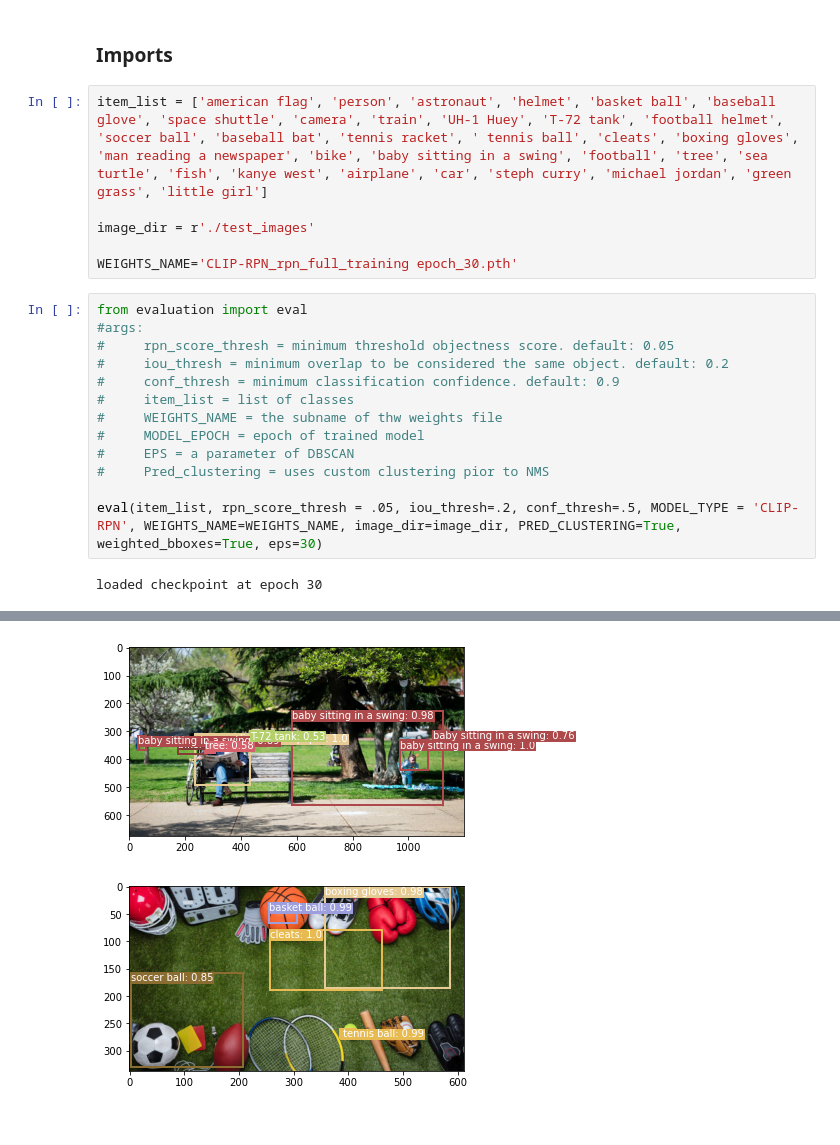
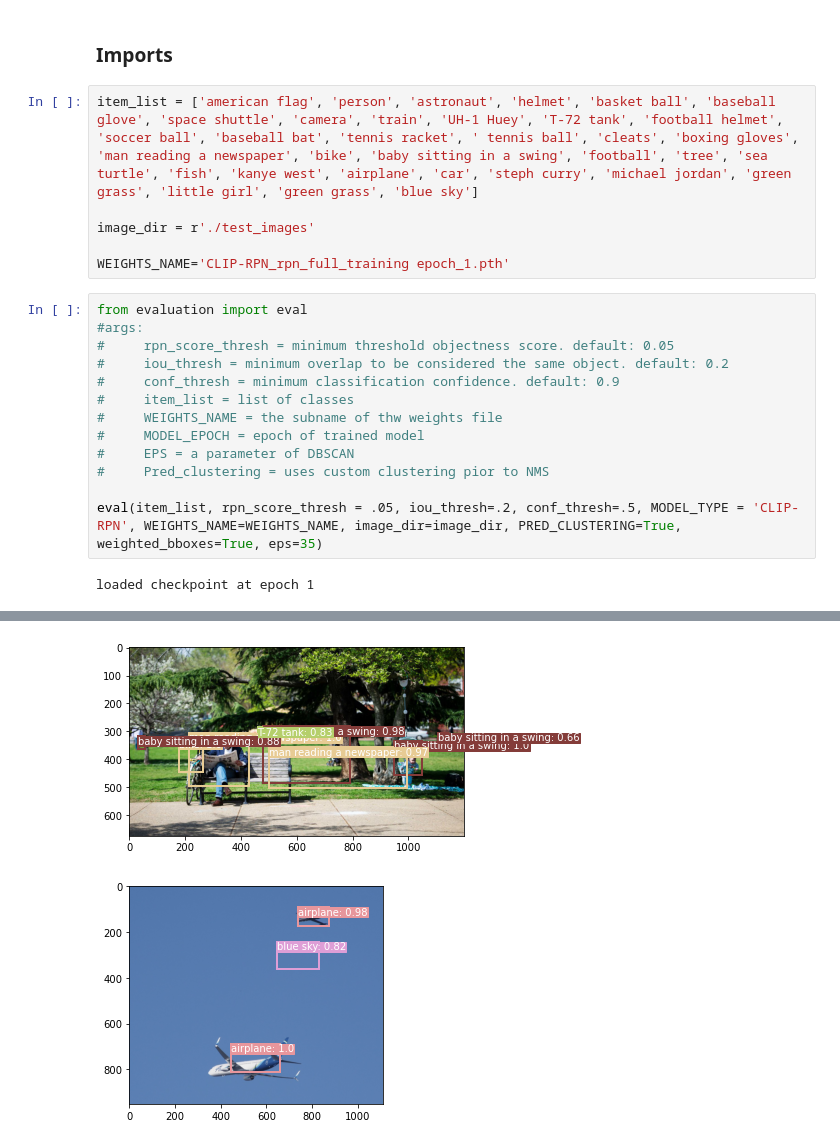
Before and after one commit to bcperry/DUCE-Zero-shot-Object-Detection-with-a-Text-and-Image-Contrastive-Model, a Jupyter notebook: CLIP-FRCNN-DEMO.ipynb, the cells around one changed output, grey strips where cells are left out. Drawn from its saved outputs; the diff is of its cells as text.

```diff
--- a/CLIP-FRCNN-DEMO.ipynb
+++ b/CLIP-FRCNN-DEMO.ipynb
@@ -1,11 +1,11 @@
 # %% [markdown]
 ###  Imports
 # %%
-item_list = ['american flag', 'person', 'astronaut', 'helmet', 'basket ball', 'baseball glove', 'space shuttle', 'camera', 'train', 'UH-1 Huey', 'T-72 tank', 'football helmet', 'soccer ball', 'baseball bat', 'tennis racket', ' tennis ball', 'cleats', 'boxing gloves', 'man reading a newspaper', 'bike', 'baby sitting in a swing', 'football', 'tree', 'sea turtle', 'fish', 'kanye west', 'airplane', 'car', 'steph curry', 'michael jordan', 'green grass', 'little girl']
+item_list = ['american flag', 'person', 'astronaut', 'helmet', 'basket ball', 'baseball glove', 'space shuttle', 'camera', 'train', 'UH-1 Huey', 'T-72 tank', 'football helmet', 'soccer ball', 'baseball bat', 'tennis racket', ' tennis ball', 'cleats', 'boxing gloves', 'man reading a newspaper', 'bike', 'baby sitting in a swing', 'football', 'tree', 'sea turtle', 'fish', 'kanye west', 'airplane', 'car', 'steph curry', 'michael jordan', 'green grass', 'little girl', 'green grass', 'blue sky']
 
 image_dir = r'./test_images'
 
-WEIGHTS_NAME='CLIP-RPN_rpn_full_training epoch_30.pth'
+WEIGHTS_NAME='CLIP-RPN_rpn_full_training epoch_1.pth'
 # %%
 from evaluation import eval
 #args:
@@ -18,6 +18,6 @@ from evaluation import eval
 #     EPS = a parameter of DBSCAN
 #     Pred_clustering = uses custom clustering pior to NMS
 
-eval(item_list, rpn_score_thresh = .05, iou_thresh=.2, conf_thresh=.5, MODEL_TYPE = 'CLIP-RPN', WEIGHTS_NAME=WEIGHTS_NAME, image_dir=image_dir, PRED_CLUSTERING=True, weighted_bboxes=True, eps=30)
+eval(item_list, rpn_score_thresh = .05, iou_thresh=.2, conf_thresh=.5, MODEL_TYPE = 'CLIP-RPN', WEIGHTS_NAME=WEIGHTS_NAME, image_dir=image_dir, PRED_CLUSTERING=True, weighted_bboxes=True, eps=35)
 # %% [output]
-loaded checkpoint at epoch 30
+loaded checkpoint at epoch 1
@@ -26,2 +26,2 @@ loaded checkpoint at epoch 30
-[figure, old version]
+[figure, new version]
-[figure, old version]
+[figure, new version]
```
Also changed, not shown: parts of 2 cells of this notebook, 2 other files.
